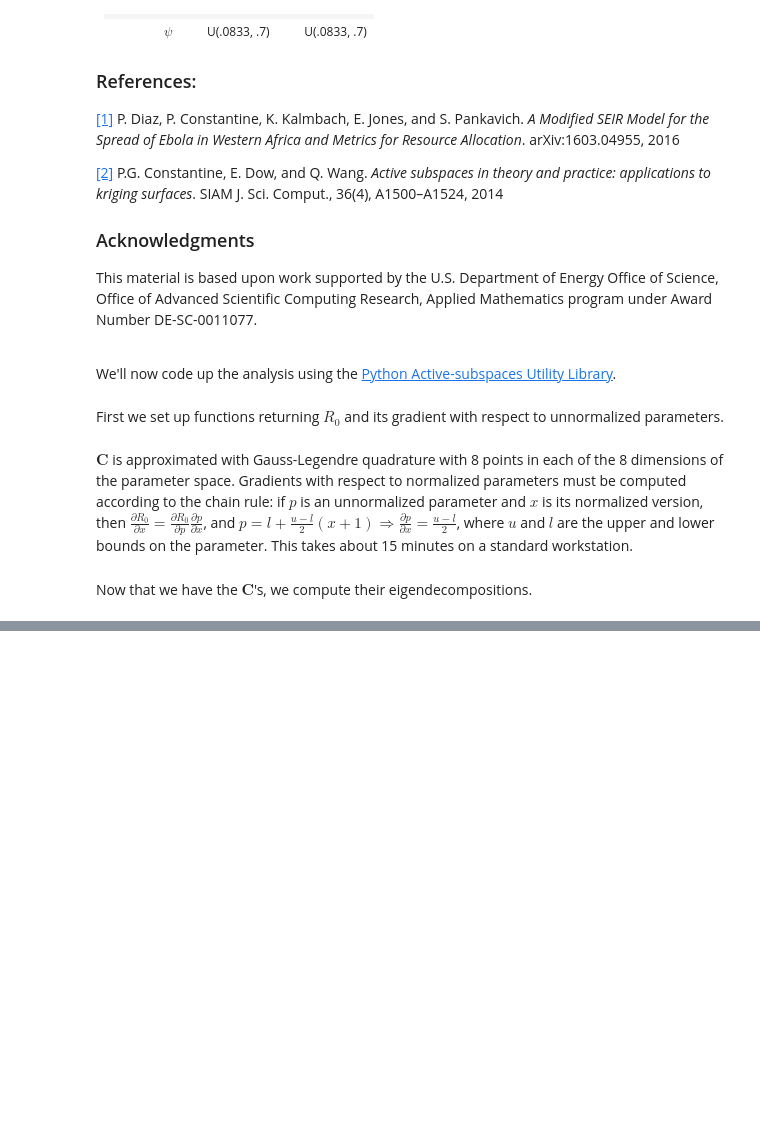
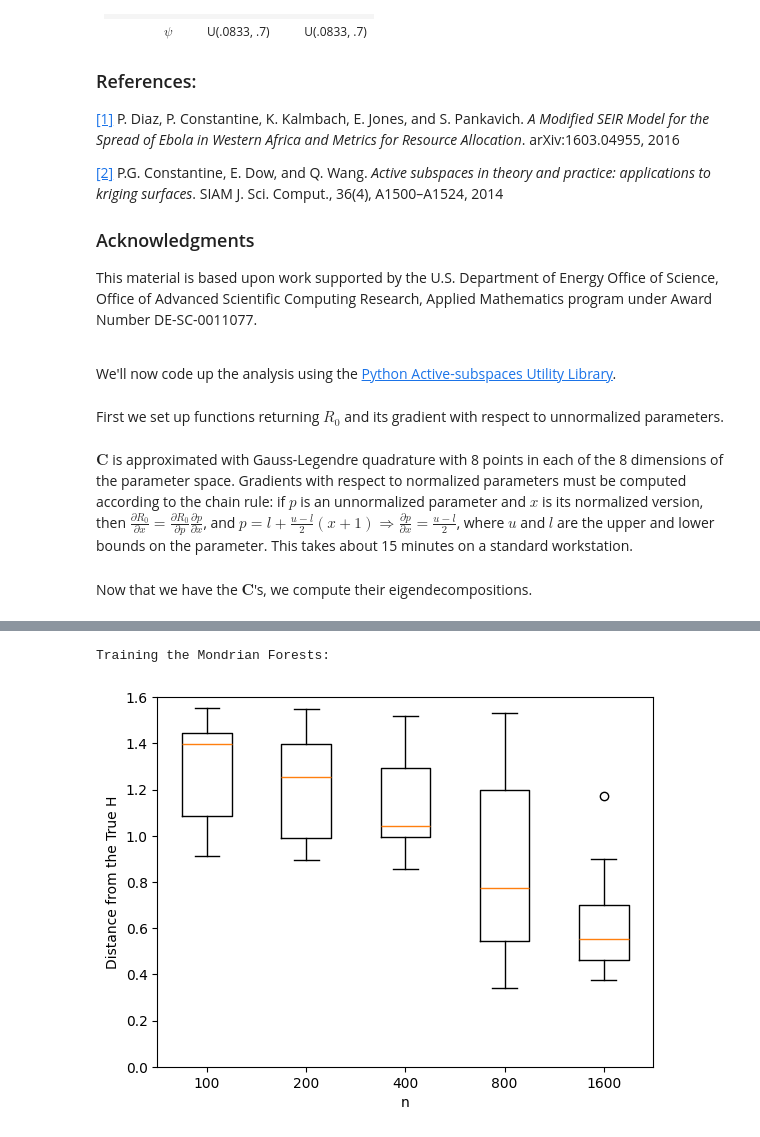
Before and after one commit to Xieyangxinyu/vie, a Jupyter notebook: src/Ebola.ipynb, the cells around one changed output, grey strips where cells are left out. Saved outputs shown, nothing was run; the diff lists cells and outputs as text; code cells hidden in the pictures; blank space fills up the shorter version.

```diff
--- a/src/Ebola.ipynb
+++ b/src/Ebola.ipynb
@@ -307,0 +286,3 @@ plt.legend()
+# %%
+true_H = C_S
+true_H/two_one_norm(true_H)
@@ -307,0 +306,11 @@ plt.legend()
+# %%
+R_S = R_S[subsample]
+x_train, x_test, y_train, y_test = train_test_split(xx, R_S, test_size=0.2, random_state=42)
+
+simulation = Simulation(dim_in, active, n_estimators, tries, lifetime, step_size, sample_range, x_train, x_test, y_train, y_test, true_H)
+# %%
+simulation.train()
+plt.savefig("ebola/dist_to_true_H_2.png")
+# %% [output]
+Training the Mondrian Forests:
+[figure, added]
```
Also changed, not shown: parts of 22 cells of this notebook, 45 other files.
